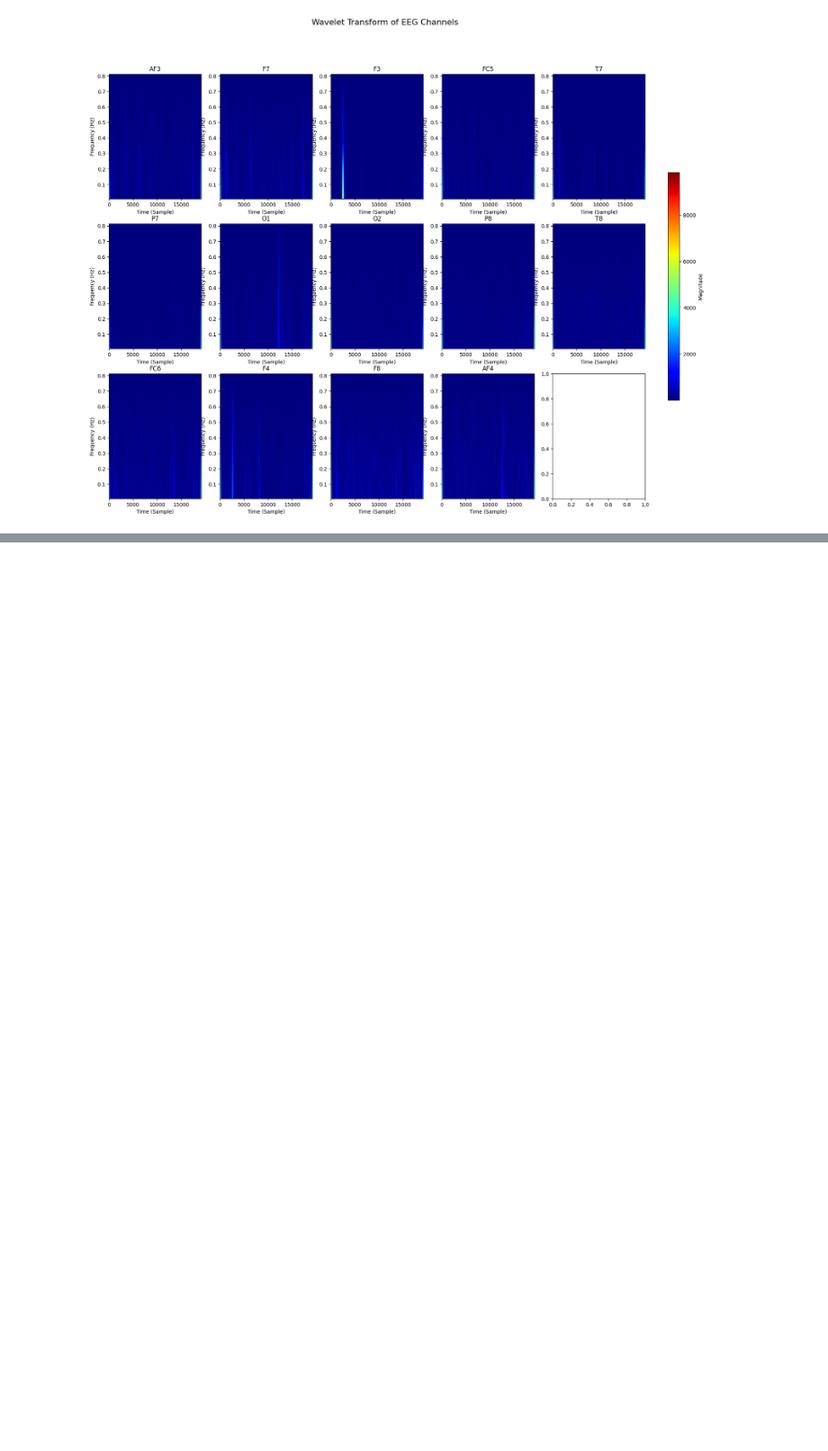
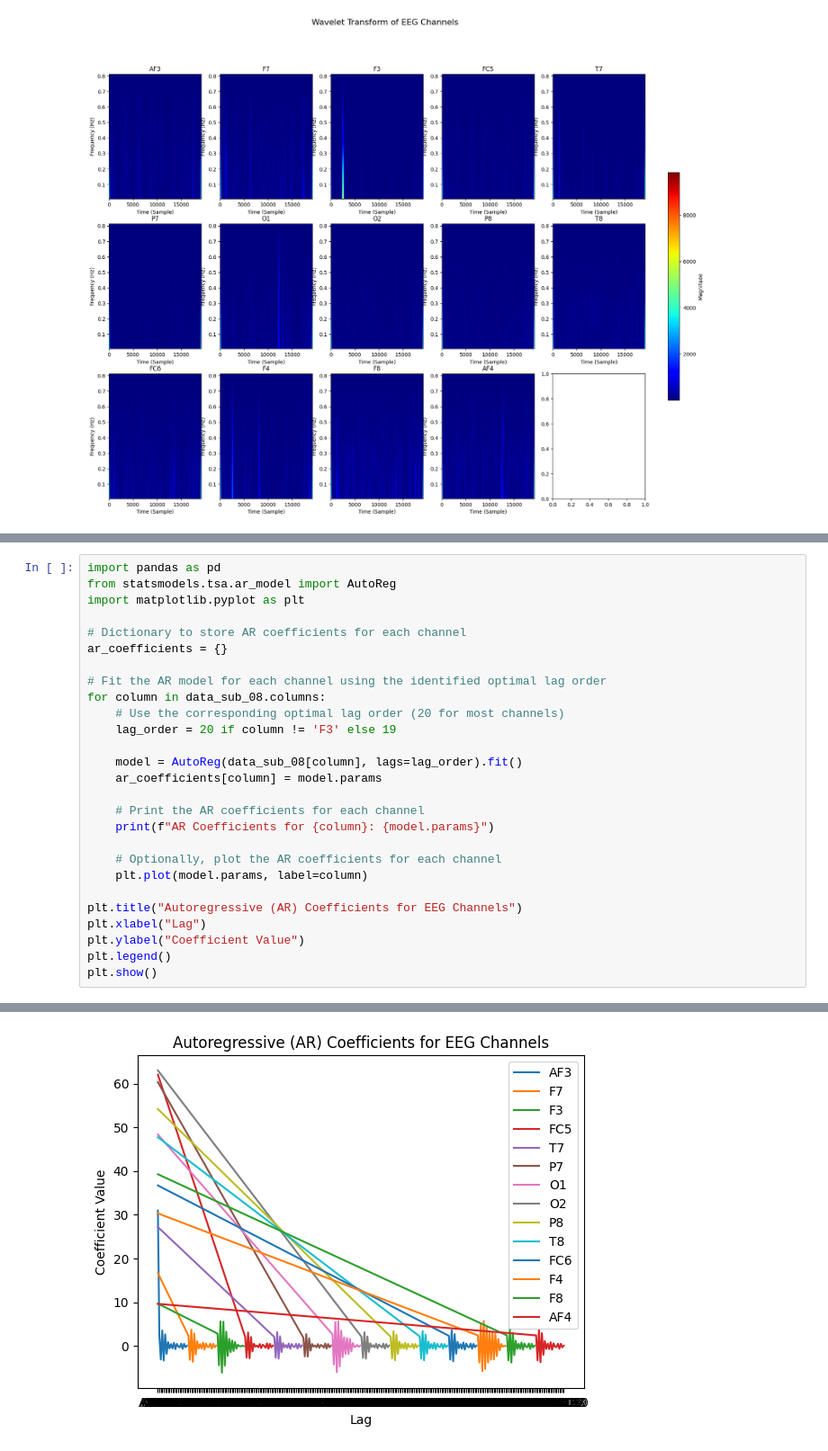
Before and after one commit to adityathenerd/workload-estimation, a Jupyter notebook: demo.ipynb, the cells around one changed output, grey strips where cells are left out. Shown at 90% size. Drawn from its saved outputs; the diff is of its cells as text; blank space fills up the shorter version.

```diff
--- a/demo.ipynb
+++ b/demo.ipynb
@@ -124,0 +206,28 @@ plt.show()
+# %%
+import pandas as pd
+from statsmodels.tsa.ar_model import AutoReg
+import matplotlib.pyplot as plt
+
+# Dictionary to store AR coefficients for each channel
+ar_coefficients = {}
+
+# Fit the AR model for each channel using the identified optimal lag order
+for column in data_sub_08.columns:
+    # Use the corresponding optimal lag order (20 for most channels)
+    lag_order = 20 if column != 'F3' else 19
+
+    model = AutoReg(data_sub_08[column], lags=lag_order).fit()
+    ar_coefficients[column] = model.params
+
+    # Print the AR coefficients for each channel
+    print(f"AR Coefficients for {column}: {model.params}")
+
+    # Optionally, plot the AR coefficients for each channel
+    plt.plot(model.params, label=column)
+
+plt.title("Autoregressive (AR) Coefficients for EEG Channels")
+plt.xlabel("Lag")
+plt.ylabel("Coefficient Value")
+plt.legend()
+plt.show()
+# %% [output]
@@ -124,0 +251 @@ plt.show()
+[figure, added]
```
Also changed, not shown: parts of 10 cells of this notebook, 1 other file.
